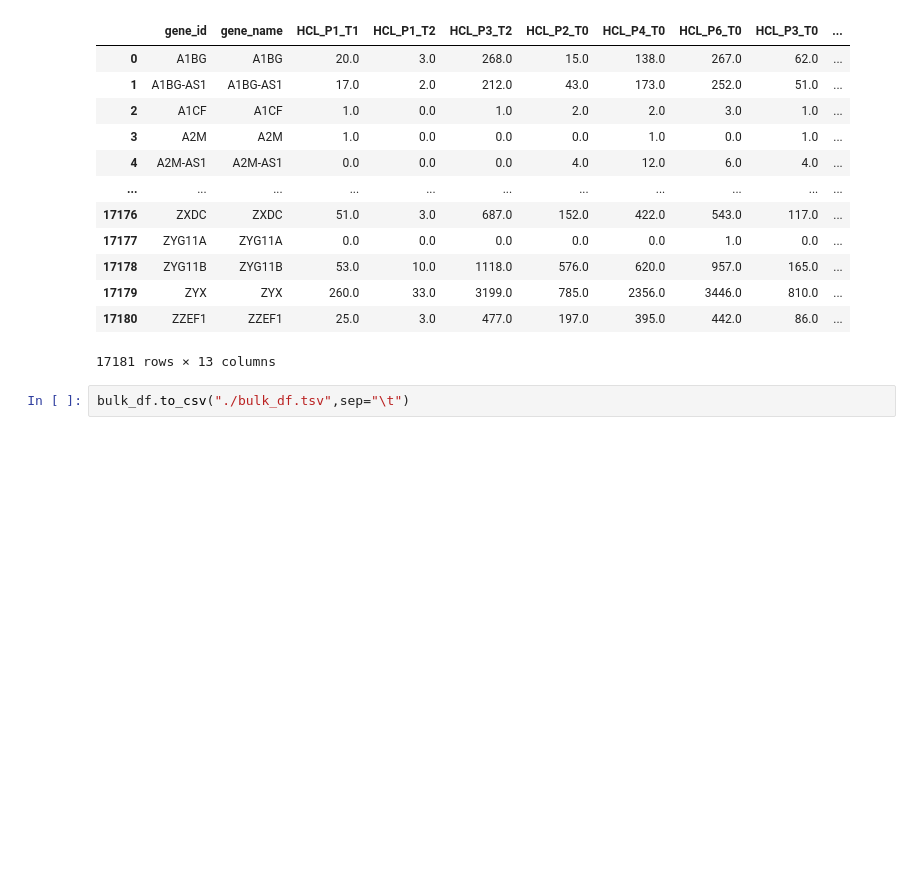
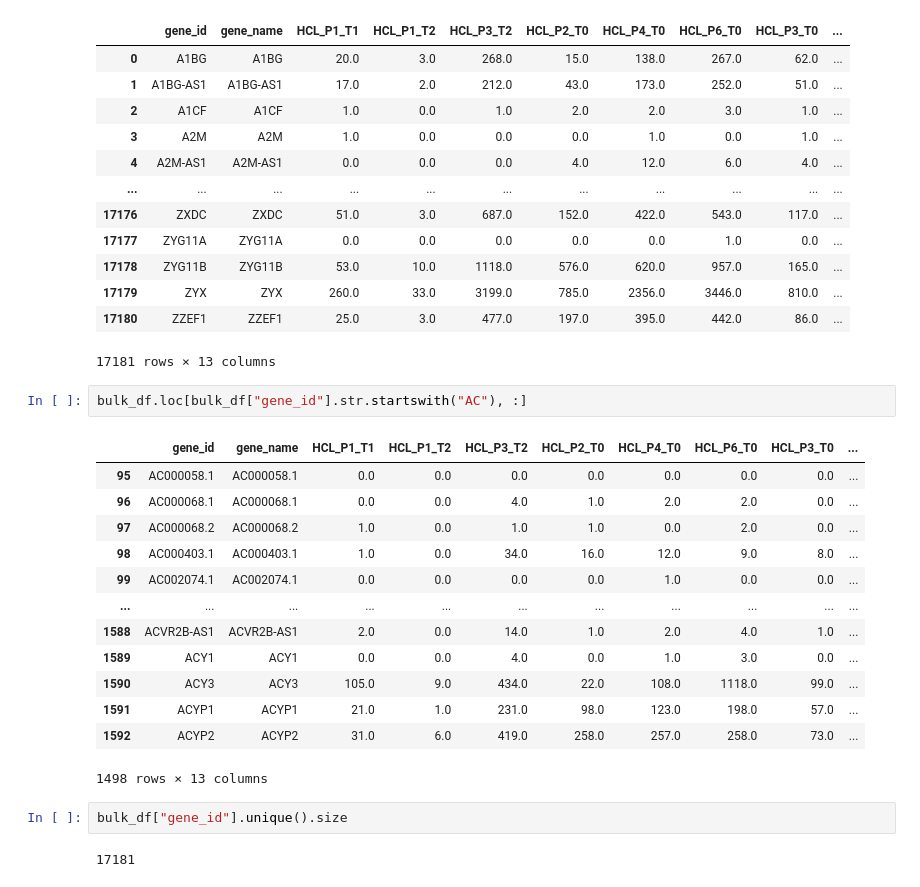
Before and after one commit to icbi-lab/hcl_atlas, a Jupyter notebook: analyses/40_de_analysis/10_make_pseudobulk.ipynb, the cells around one changed output. Cells and saved outputs as stored; diff of their text form; blank space fills up the shorter version.

```diff
--- a/analyses/40_de_analysis/make_pseudobulk.ipynb
+++ b/analyses/40_de_analysis/10_make_pseudobulk.ipynb
@@ -64,5 +64,23 @@ bulk_df
 | 17179 | ZYX | ZYX | 260.0 | 33.0 | 3199.0 | 785.0 | 2356.0 | 3446.0 | 810.0 | ... |
 | 17180 | ZZEF1 | ZZEF1 | 25.0 | 3.0 | 477.0 | 197.0 | 395.0 | 442.0 | 86.0 | ... |
 17181 rows × 13 columns
-# %%
-bulk_df.to_csv("./bulk_df.tsv",sep="\t")
+# %%
+bulk_df.loc[bulk_df["gene_id"].str.startswith("AC"), :]
+# %% [output]
+|  | gene_id | gene_name | HCL_P1_T1 | HCL_P1_T2 | HCL_P3_T2 | HCL_P2_T0 | HCL_P4_T0 | HCL_P6_T0 | HCL_P3_T0 | ... |
+| 95 | AC000058.1 | AC000058.1 | 0.0 | 0.0 | 0.0 | 0.0 | 0.0 | 0.0 | 0.0 | ... |
+| 96 | AC000068.1 | AC000068.1 | 0.0 | 0.0 | 4.0 | 1.0 | 2.0 | 2.0 | 0.0 | ... |
+| 97 | AC000068.2 | AC000068.2 | 1.0 | 0.0 | 1.0 | 1.0 | 0.0 | 2.0 | 0.0 | ... |
+| 98 | AC000403.1 | AC000403.1 | 1.0 | 0.0 | 34.0 | 16.0 | 12.0 | 9.0 | 8.0 | ... |
+| 99 | AC002074.1 | AC002074.1 | 0.0 | 0.0 | 0.0 | 0.0 | 1.0 | 0.0 | 0.0 | ... |
+| ... | ... | ... | ... | ... | ... | ... | ... | ... | ... | ... |
+| 1588 | ACVR2B-AS1 | ACVR2B-AS1 | 2.0 | 0.0 | 14.0 | 1.0 | 2.0 | 4.0 | 1.0 | ... |
+| 1589 | ACY1 | ACY1 | 0.0 | 0.0 | 4.0 | 0.0 | 1.0 | 3.0 | 0.0 | ... |
+| 1590 | ACY3 | ACY3 | 105.0 | 9.0 | 434.0 | 22.0 | 108.0 | 1118.0 | 99.0 | ... |
+| 1591 | ACYP1 | ACYP1 | 21.0 | 1.0 | 231.0 | 98.0 | 123.0 | 198.0 | 57.0 | ... |
+| 1592 | ACYP2 | ACYP2 | 31.0 | 6.0 | 419.0 | 258.0 | 257.0 | 258.0 | 73.0 | ... |
+1498 rows × 13 columns
+# %%
+bulk_df["gene_id"].unique().size
+# %% [output]
+17181
```
Also changed, not shown: parts of 3 cells of this notebook, 3 other files.
